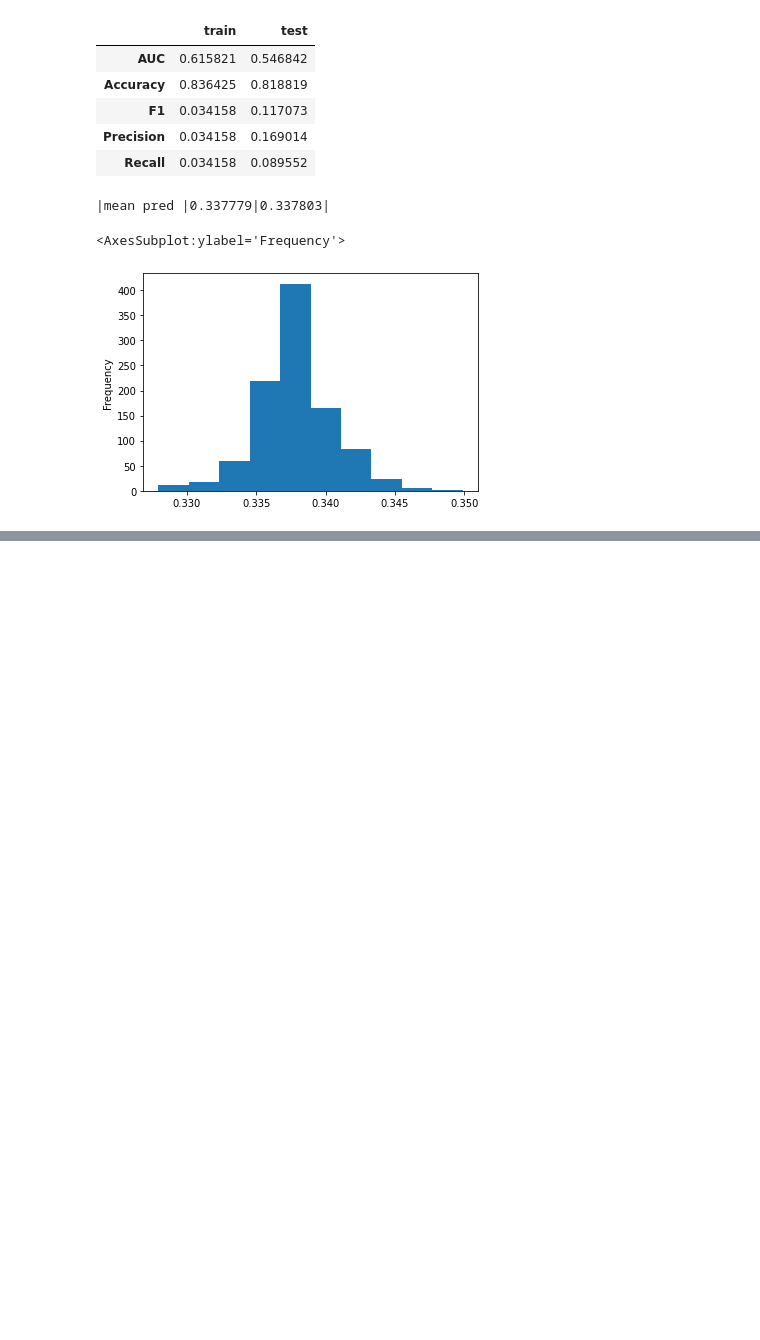
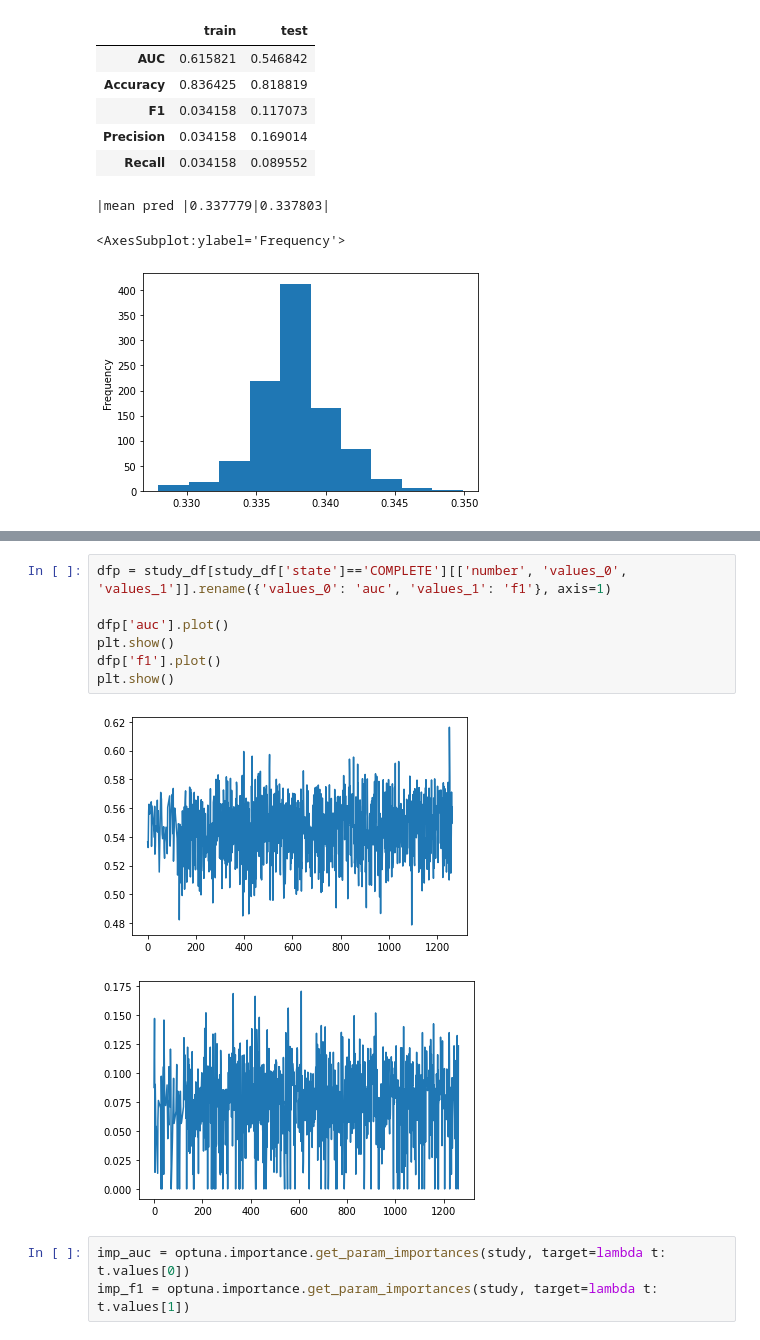
Before and after one commit to mbronis/gensim, a Jupyter notebook: gensim_optuna.ipynb, the cells around one changed output, grey strips where cells are left out. Cells and saved outputs as stored; diff of their text form; blank space fills up the shorter version.

Commit message:
optuna results summary

```diff
--- a/gensim_optuna.ipynb
+++ b/gensim_optuna.ipynb
@@ -314,0 +194,13 @@ run: 77, compleated: 16 (0.208)
+# %%
+dfp = study_df[study_df['state']=='COMPLETE'][['number', 'values_0', 'values_1']].rename({'values_0': 'auc', 'values_1': 'f1'}, axis=1)
+
+dfp['auc'].plot()
+plt.show()
+dfp['f1'].plot()
+plt.show()
+# %% [output]
+[figure, added]
+[figure, added]
+# %%
+imp_auc = optuna.importance.get_param_importances(study, target=lambda t: t.values[0])
+imp_f1 = optuna.importance.get_param_importances(study, target=lambda t: t.values[1])
```
Also changed, not shown: parts of 18 cells of this notebook.
